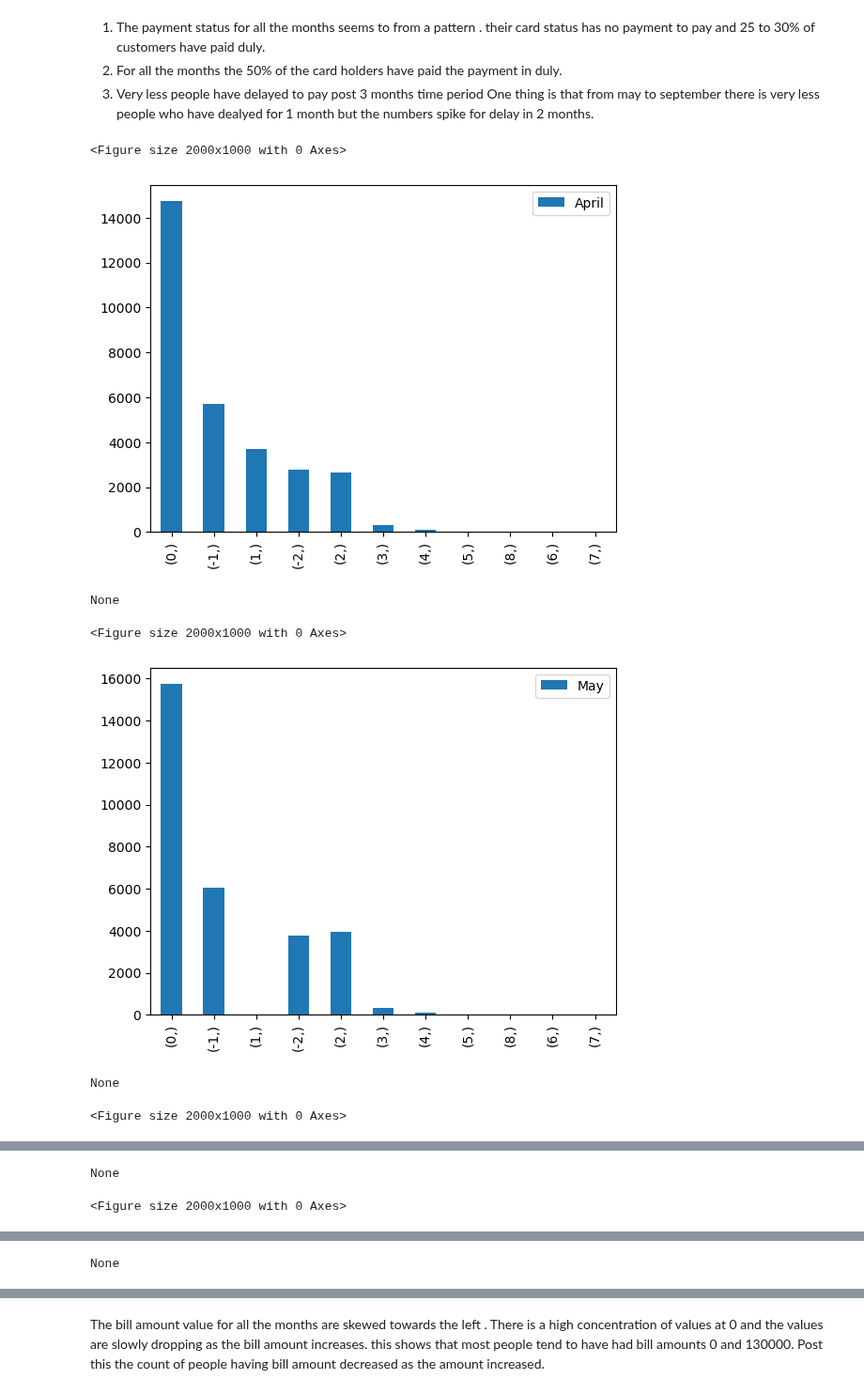
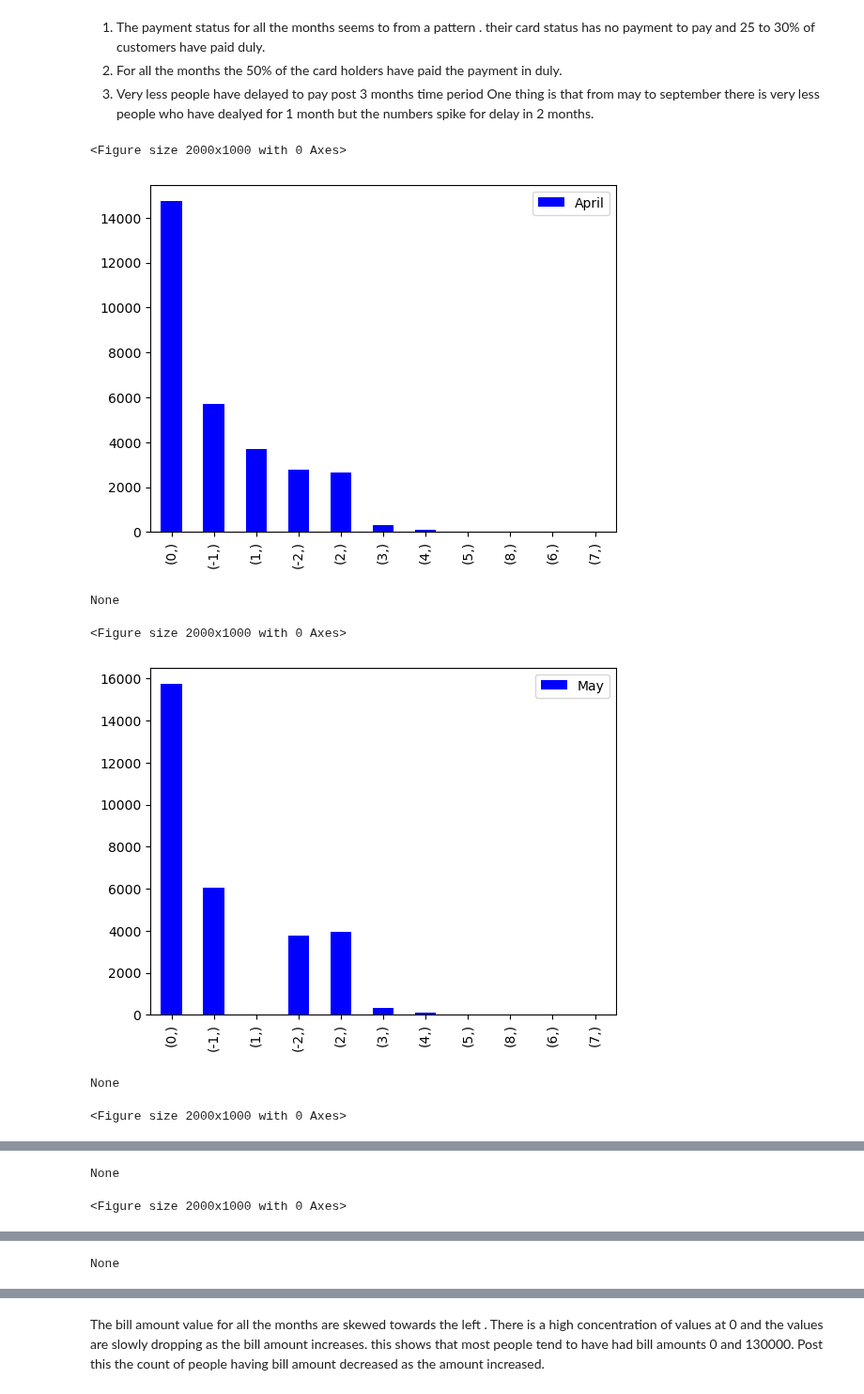
Before and after one commit to JivitteshS/Projects, a Jupyter notebook: Credit Card default Classification/Credit Default Classification - Project.ipynb, the cells around one changed output, grey strips where cells are left out. Shown at 94% size. Cells and saved outputs as stored; diff of their text form; code cells hidden in the pictures.

```diff
--- a/Credit Card default Classification/Credit Default Classification - Project.ipynb
+++ b/Credit Card default Classification/Credit Default Classification - Project.ipynb
@@ -355,13 +352,13 @@ One thing is that from may to september there is very less people who have dealy
 # %%
 for i in range(0,6):
     plt.figure(figsize=(20,10))
-    Paystatus.plot(y=[Paystatus.columns[i]],kind="bar", use_index=True)
+    Paystatus.plot(y=[Paystatus.columns[i]],kind="bar", use_index=True,color="b")
     print(plt.show())
 # %% [output]
 <Figure size 2000x1000 with 0 Axes>
-[figure, old version]
+[figure, new version]
 None
 <Figure size 2000x1000 with 0 Axes>
-[figure, old version]
+[figure, new version]
 None
 <Figure size 2000x1000 with 0 Axes>
```
Also changed, not shown: parts of 83 cells of this notebook.
